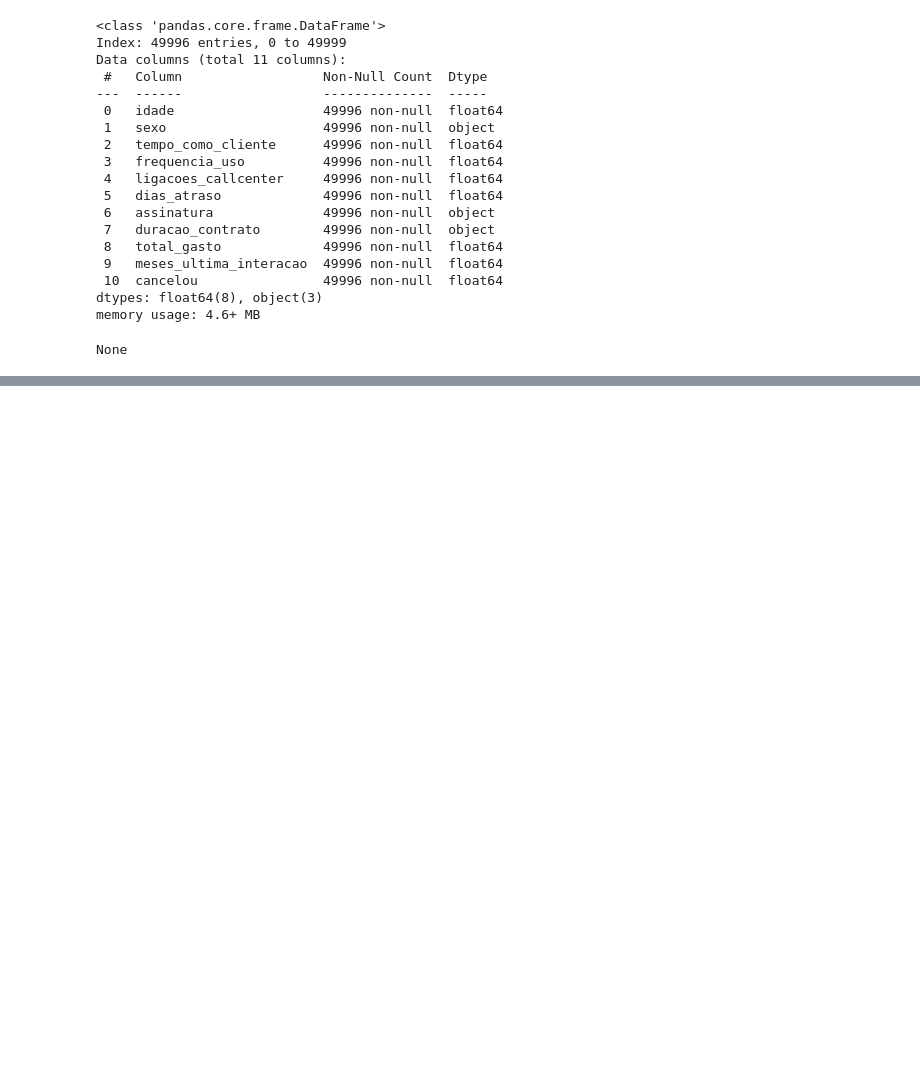
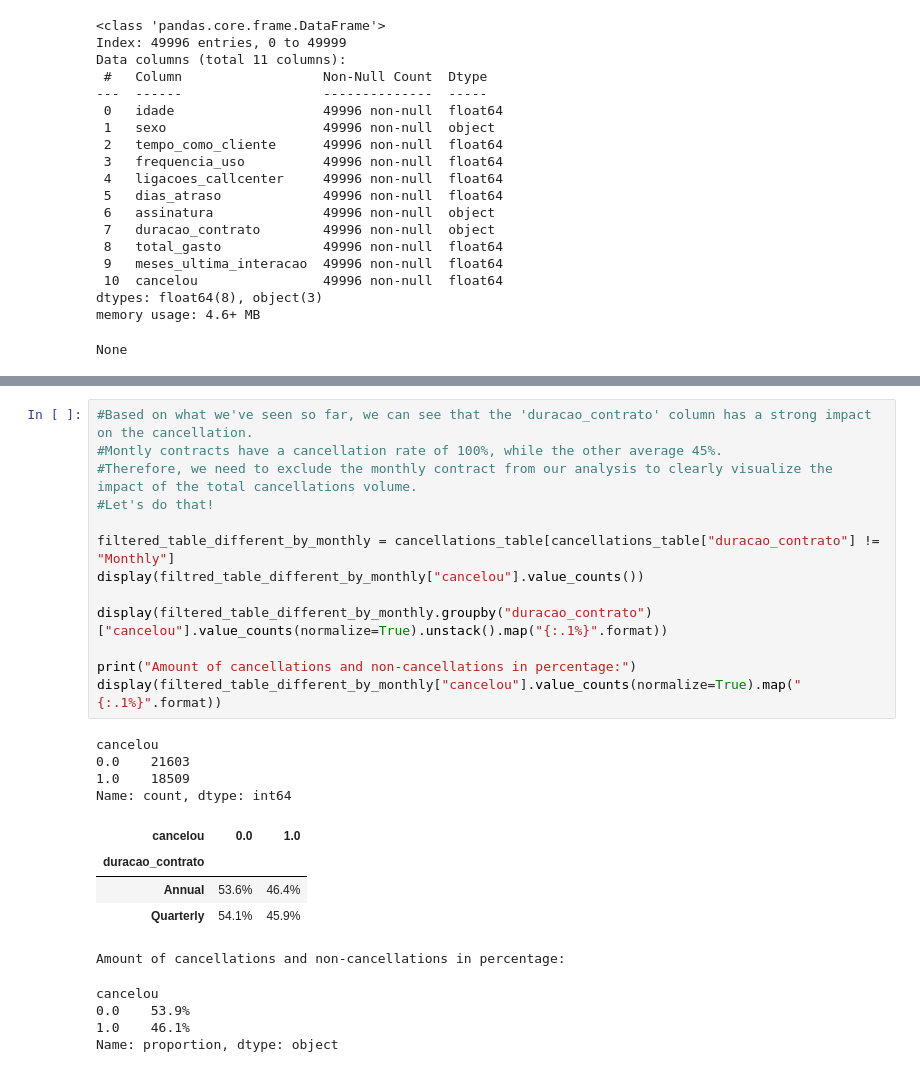
Before and after one commit to jonatttan/python_projects_for_begginers, a Jupyter notebook: Data_analysis_with_Python/main.ipynb, the cells around one changed output, grey strips where cells are left out. Cells and saved outputs as stored; diff of their text form; blank space fills up the shorter version.

```diff
--- a/Data_analysis_with_Python/main.ipynb
+++ b/Data_analysis_with_Python/main.ipynb
@@ -119,0 +187,27 @@ None
+# %%
+#Based on what we've seen so far, we can see that the 'duracao_contrato' column has a strong impact on the cancellation.
+#Montly contracts have a cancellation rate of 100%, while the other average 45%.
+#Therefore, we need to exclude the monthly contract from our analysis to clearly visualize the impact of the total cancellations volume.
+#Let's do that!
+
+filtered_table_different_by_monthly = cancellations_table[cancellations_table["duracao_contrato"] != "Monthly"]
+display(filtred_table_different_by_monthly["cancelou"].value_counts())
+
+display(filtered_table_different_by_monthly.groupby("duracao_contrato")["cancelou"].value_counts(normalize=True).unstack().map("{:.1%}".format))
+
+print("Amount of cancellations and non-cancellations in percentage:")
+display(filtered_table_different_by_monthly["cancelou"].value_counts(normalize=True).map("{:.1%}".format))
+# %% [output]
+cancelou
+0.0    21603
+1.0    18509
+Name: count, dtype: int64
+| cancelou | 0.0 | 1.0 |
+| duracao_contrato |  |  |
+| Annual | 53.6% | 46.4% |
+| Quarterly | 54.1% | 45.9% |
+Amount of cancellations and non-cancellations in percentage:
+cancelou
+0.0    53.9%
+1.0    46.1%
+Name: proportion, dtype: object
```
Also changed, not shown: parts of 4 cells of this notebook.
